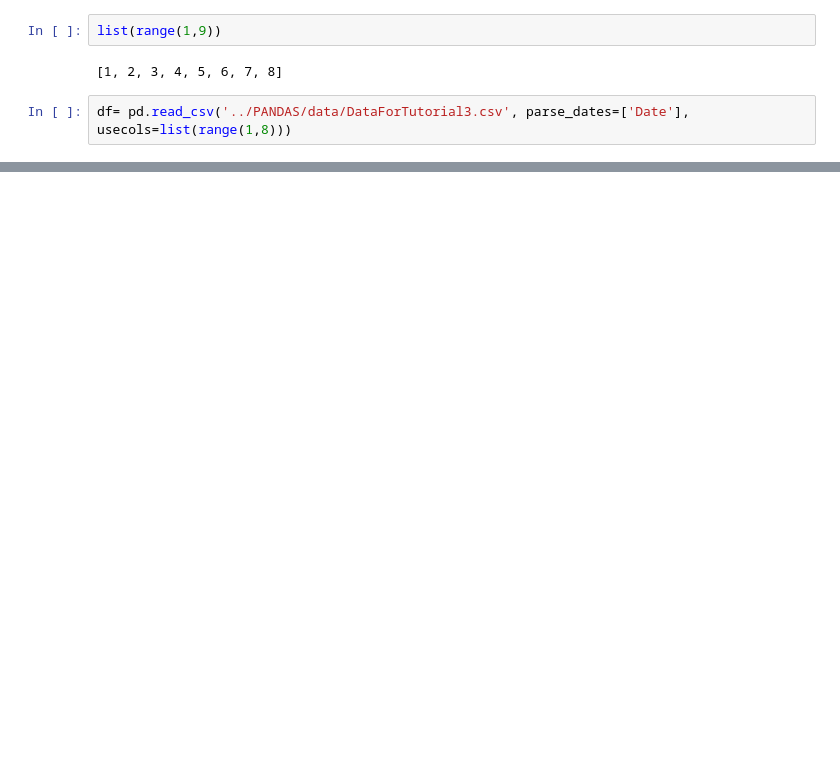
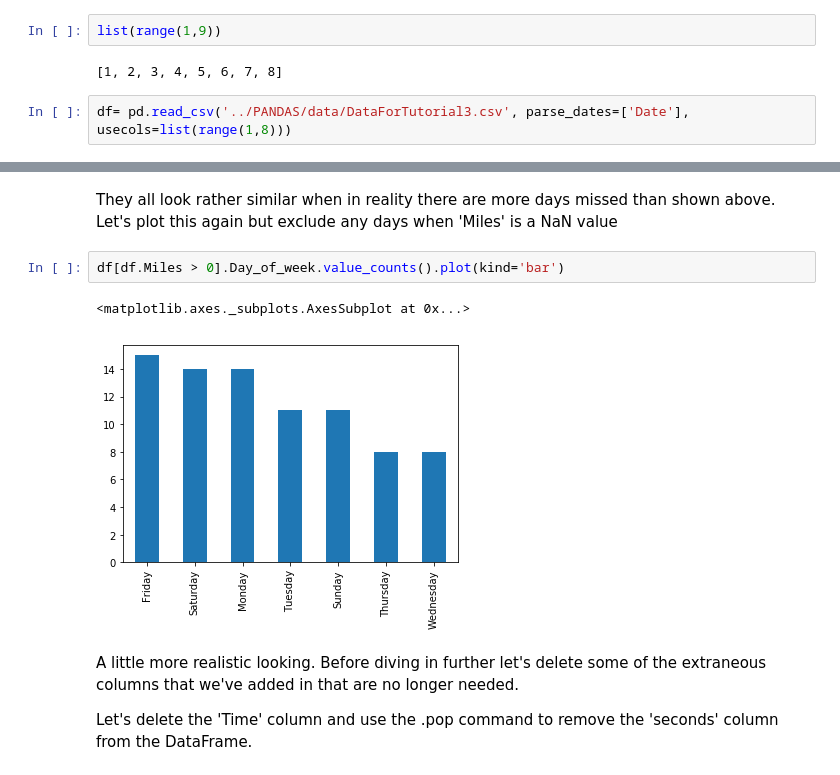
Before and after one commit to ContextLab/CDL-tutorials, a Jupyter notebook: Tutorial 3- walkthrough.ipynb, the cells around one changed output, grey strips where cells are left out. Saved outputs shown, nothing was run; the diff lists cells and outputs as text; blank space fills up the shorter version.

```diff
--- a/Tutorial 3- walkthrough.ipynb
+++ b/Tutorial 3- walkthrough.ipynb
@@ -33,0 +31,11 @@ df
+# %% [markdown]
+They all look rather similar when in reality there are more days missed than shown above. Let's plot this again but exclude any days when 'Miles' is a NaN value
+# %%
+df[df.Miles > 0].Day_of_week.value_counts().plot(kind='bar')
+# %% [output]
+<matplotlib.axes._subplots.AxesSubplot at 0x...>
+[figure, added]
+# %% [markdown]
+A little more realistic looking. Before diving in further let's delete some of the extraneous columns that we've added in that are no longer needed.
+
+Let's delete the 'Time' column and use the .pop command to remove the 'seconds' column from the DataFrame.
```
Also changed, not shown: parts of 18 cells of this notebook, 2 other files.
